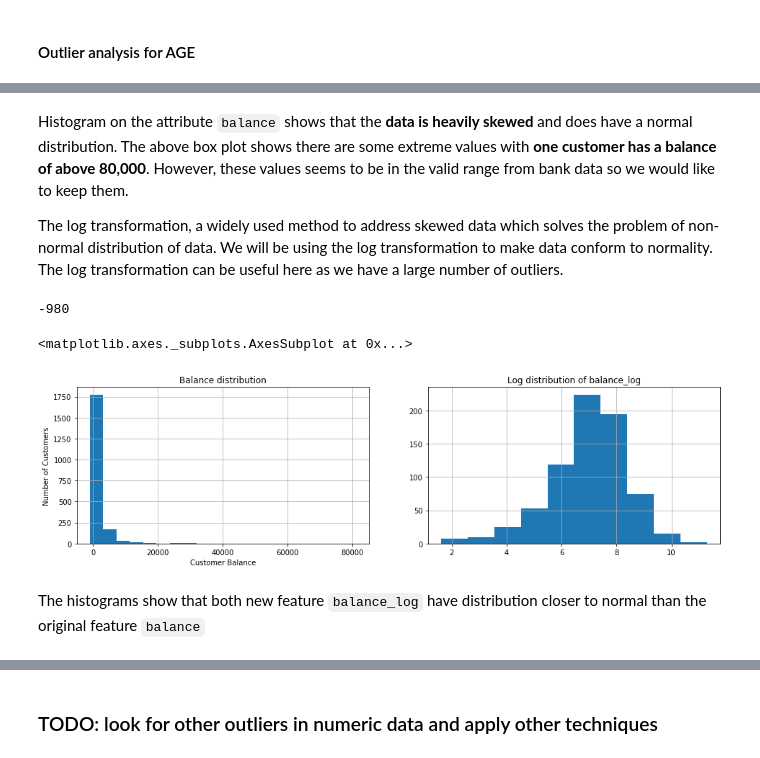
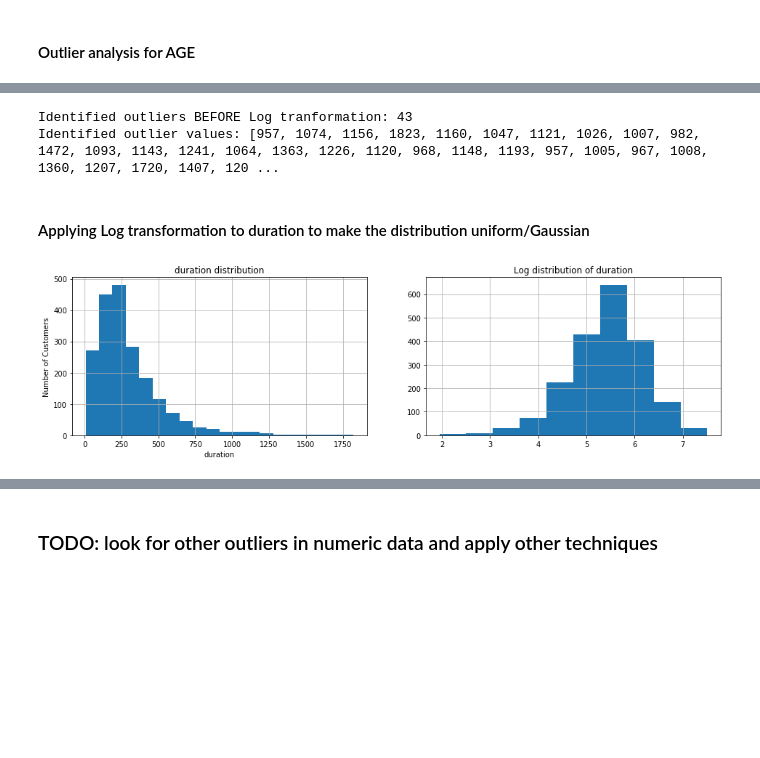
Before and after one commit to vipulpopat/MSCAI_Sem1_Etivity2, a Jupyter notebook: Etivity2_18195067.ipynb, the cells around one changed output, grey strips where cells are left out. Cells and saved outputs as stored; diff of their text form; code cells hidden in the pictures; blank space fills up the shorter version.

```diff
--- a/Etivity2_18195067.ipynb
+++ b/Etivity2_18195067.ipynb
@@ -374,0 +481,5 @@ Decide on the treatment of outliers in the bank data set. If appropriate, remove
+# %%
+# Using a log transformation to decrease the impact of extreme values in column Balance
+
+# Shift the value to 0 before applying log transformation as it can’t be applied to zero or negative values.
+df["balance_log"] = df["balance"] + abs(df.balance.min() + 1)
@@ -405,0 +578,17 @@ plt.show()
+# %%
+# Create figure with two subplots for AGE attribute
+fig = plt.figure(figsize=(16,4))
+
+# Plot AGE distribution
+ax1 = fig.add_subplot(1, 2, 1)
+ax1.set_title("Age distribution of customers")
+ax1.set_xlabel('Customer Age')
+ax1.set_ylabel('Number of Customers')
+df['age'].hist(bins=20)
+
+# Use a log transformation to decrease the impact of extreme values in column AGE
+ax2 = fig.add_subplot(1, 2, 2)
+df['age_log'] = np.log(df['age'])
+df['age_log'].hist()
+ax2.set_title("Log distribution of AGE")
+plt.show()
@@ -427,34 +630,32 @@ df.boxplot(column='balance')
-# %% [markdown]
-Histogram on the attribute `balance` shows that the **data is heavily skewed** and does have a normal distribution.
-The above box plot shows there are some extreme values with **one customer has a balance of above 80,000**. However, these values seems to be in the valid range from bank data so we would like to keep them.
-
-The log transformation, a widely used method to address skewed data which solves the problem of non-normal distribution of data. We will be using the log transformation to make data conform to normality. The log transformation can be useful here as we have a large number of outliers.
-# %%
-df.balance.min()
-# %% [output]
--980
-# %%
-# Using a log transformation to decrease the impact of extreme values in column Balance
-
-# Shift the value to 0 before applying log transformation
-df["balance_log"] = df["balance"] + df.balance.min()
+# %%
+# Outlier detection on raw data of duration:
+
+# find outlier in AGE using the three standard deviation to mean
+duration_outliers = three_standard_dev(df.duration)
+
+print("Identified outliers BEFORE Log tranformation:", len(duration_outliers))
+print("Identified outlier values:", duration_outliers)
+# %% [output]
+Identified outliers BEFORE Log tranformation: 43
+Identified outlier values: [957, 1074, 1156, 1823, 1160, 1047, 1121, 1026, 1007, 982, 1472, 1093, 1143, 1241, 1064, 1363, 1226, 1120, 968, 1148, 1193, 957, 1005, 967, 1008, 1360, 1207, 1720, 1407, 120 ...
+# %% [markdown]
+#### Applying Log transformation to duration to make the distribution uniform/Gaussian
 # %%
-# Create figure with two subplots for BALANCE attribute
+# Create figure with two subplots for duration attribute
 fig = plt.figure(figsize=(16,4))
 
-# Plot BALANCE distribution
+# Plot duration distribution
 ax1 = fig.add_subplot(1, 2, 1)
-ax1.set_title("Balance distribution")
-ax1.set_xlabel('Customer Balance')
+ax1.set_title("duration distribution")
+ax1.set_xlabel('duration')
 ax1.set_ylabel('Number of Customers')
-df['balance'].hist(bins=20)
+df['duration'].hist(bins=20)
 
-# Distrubtion of balance after appyling Log transform
+# Use a log transformation to decrease the impact of extreme values in column AGE
 ax2 = fig.add_subplot(1, 2, 2)
-ax2.set_title("Log distribution of balance_log")
-df['balance_log'].apply(np.log).hist()
+df['duration_log'] = np.log(df['duration'])
+df['duration_log'].hist()
+ax2.set_title("Log distribution of duration")
+plt.show()
 # %% [output]
-<matplotlib.axes._subplots.AxesSubplot at 0x...>
-[figure, old version]
+[figure, new version]
-# %% [markdown]
-The histograms show that both new feature `balance_log` have distribution closer to normal than the original feature `balance`
```
Also changed, not shown: parts of 113 cells of this notebook.
